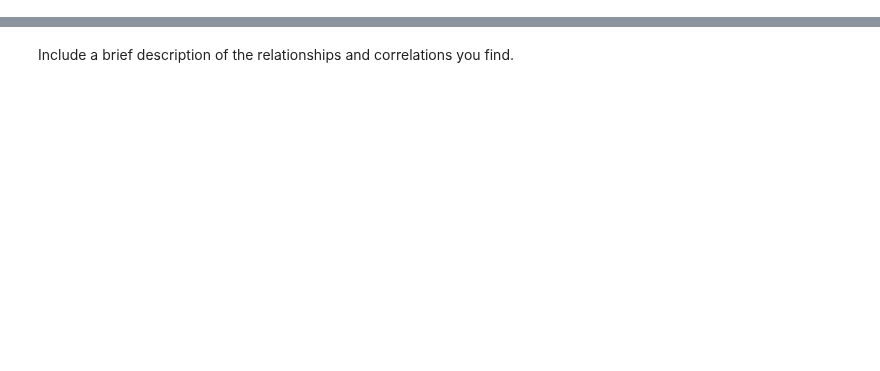
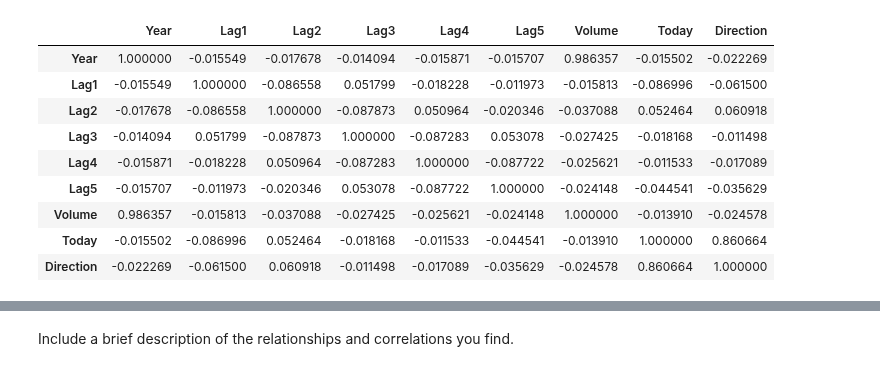
Before and after one commit to fuadh246/ese-5410, a Jupyter notebook: homework/project_4/project4_student.ipynb, the cells around one changed output, grey strips where cells are left out. Cells and saved outputs as stored; diff of their text form; code cells hidden in the pictures; blank space fills up the shorter version.

```diff
--- a/homework/project_4/project4_student.ipynb
+++ b/homework/project_4/project4_student.ipynb
@@ -331,0 +367,15 @@ Produce numerical and graphical summaries of the `Weekly` data. Do there appear
+# %%
+weekly.corr(method="spearman").style.map(
+    lambda x: "background-color: green" if abs(x) > 0.5 else ""
+)
+# %% [output]
+|  | Year | Lag1 | Lag2 | Lag3 | Lag4 | Lag5 | Volume | Today | Direction |
+| Year | 1.000000 | -0.015549 | -0.017678 | -0.014094 | -0.015871 | -0.015707 | 0.986357 | -0.015502 | -0.022269 |
+| Lag1 | -0.015549 | 1.000000 | -0.086558 | 0.051799 | -0.018228 | -0.011973 | -0.015813 | -0.086996 | -0.061500 |
+| Lag2 | -0.017678 | -0.086558 | 1.000000 | -0.087873 | 0.050964 | -0.020346 | -0.037088 | 0.052464 | 0.060918 |
+| Lag3 | -0.014094 | 0.051799 | -0.087873 | 1.000000 | -0.087283 | 0.053078 | -0.027425 | -0.018168 | -0.011498 |
+| Lag4 | -0.015871 | -0.018228 | 0.050964 | -0.087283 | 1.000000 | -0.087722 | -0.025621 | -0.011533 | -0.017089 |
+| Lag5 | -0.015707 | -0.011973 | -0.020346 | 0.053078 | -0.087722 | 1.000000 | -0.024148 | -0.044541 | -0.035629 |
+| Volume | 0.986357 | -0.015813 | -0.037088 | -0.027425 | -0.025621 | -0.024148 | 1.000000 | -0.013910 | -0.024578 |
+| Today | -0.015502 | -0.086996 | 0.052464 | -0.018168 | -0.011533 | -0.044541 | -0.013910 | 1.000000 | 0.860664 |
+| Direction | -0.022269 | -0.061500 | 0.060918 | -0.011498 | -0.017089 | -0.035629 | -0.024578 | 0.860664 | 1.000000 |
```
Also changed, not shown: parts of 30 cells of this notebook, 4 other files.
